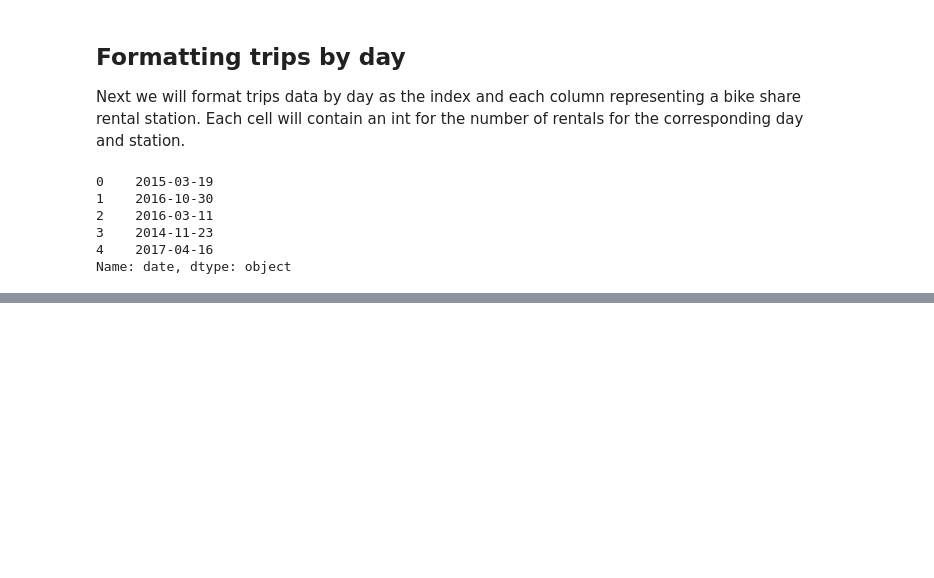
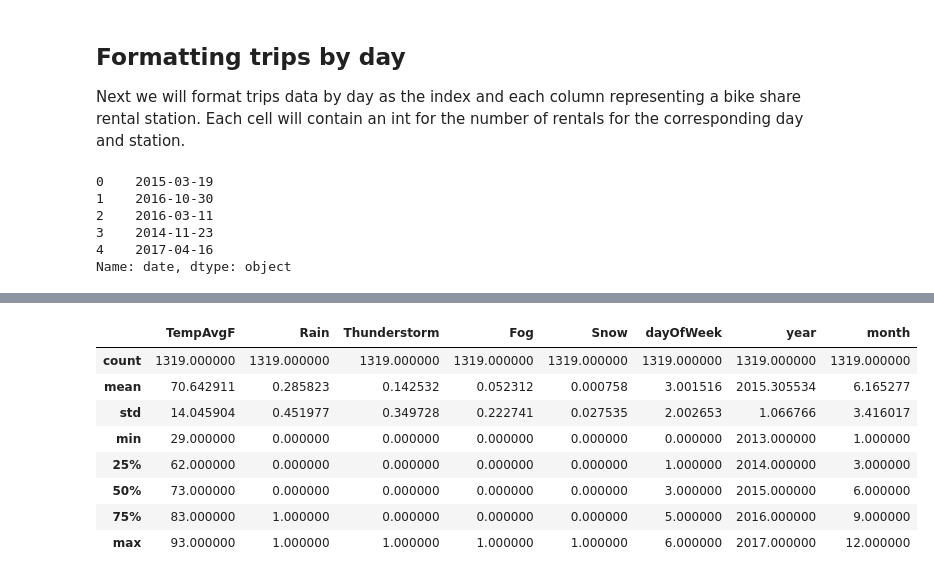
Before and after one commit to Mannequintessential/machine-learning-udacity-course, a Jupyter notebook: projects/capstone/bike-share-analysis.ipynb, the cells around one changed output, grey strips where cells are left out. Cells and saved outputs as stored; diff of their text form; code cells hidden in the pictures; blank space fills up the shorter version.

```diff
--- a/projects/capstone/bike-share-analysis.ipynb
+++ b/projects/capstone/bike-share-analysis.ipynb
@@ -287,8 +320,4 @@ Name: date, dtype: object
 firstDay = min(trips['date'])
 lastDay = max(trips['date'])
 days = pd.date_range(firstDay,lastDay).map(lambda x: x.date())
+daylist = days.tolist()
-# %%
-count = 0
-for date in weather['Date']:
-    tripCount[date] = len(trips[trips['date'] == date])
-    count += 1
@@ -325,0 +347,11 @@ tripInfo.head()
+# %%
+# add weather related data
+tripInfo['TempAvgF'] = (weather['TempAvgF'].values.tolist())
+tripInfo['avgHumid'] = weather['HumidityAvgPercent'].values.tolist()
+tripInfo['avgWindSpd'] = weather['WindAvgMPH'].values.tolist()
+tripInfo['Rain'] = Rain
+tripInfo['Thunderstorm'] = Thunderstorm
+tripInfo['Fog'] = Fog
+tripInfo['Snow'] = Snow
+tripInfo['Percip'] = weather['PrecipitationSumInches'].values.tolist()
+tripInfo.head()
@@ -325,0 +401,8 @@ tripInfo.head()
+# %%
+a = pd.Series(daylist)
+b = pd.to_datetime(a).dt.dayofweek
+year = [date.year for date in daylist]
+month = [date.month for date in daylist]
+tripInfo['dayOfWeek'] = b.tolist()
+tripInfo['year'] = year
+tripInfo['month'] = month
@@ -325,0 +419,12 @@ tripInfo.head()
+# %%
+tripInfo.describe()
+# %% [output]
+|  | TempAvgF | Rain | Thunderstorm | Fog | Snow | dayOfWeek | year | month |
+| count | 1319.000000 | 1319.000000 | 1319.000000 | 1319.000000 | 1319.000000 | 1319.000000 | 1319.000000 | 1319.000000 |
+| mean | 70.642911 | 0.285823 | 0.142532 | 0.052312 | 0.000758 | 3.001516 | 2015.305534 | 6.165277 |
+| std | 14.045904 | 0.451977 | 0.349728 | 0.222741 | 0.027535 | 2.002653 | 1.066766 | 3.416017 |
+| min | 29.000000 | 0.000000 | 0.000000 | 0.000000 | 0.000000 | 0.000000 | 2013.000000 | 1.000000 |
+| 25% | 62.000000 | 0.000000 | 0.000000 | 0.000000 | 0.000000 | 1.000000 | 2014.000000 | 3.000000 |
+| 50% | 73.000000 | 0.000000 | 0.000000 | 0.000000 | 0.000000 | 3.000000 | 2015.000000 | 6.000000 |
+| 75% | 83.000000 | 1.000000 | 0.000000 | 0.000000 | 0.000000 | 5.000000 | 2016.000000 | 9.000000 |
+| max | 93.000000 | 1.000000 | 1.000000 | 1.000000 | 1.000000 | 6.000000 | 2017.000000 | 12.000000 |
```
Also changed, not shown: parts of 15 cells of this notebook.
